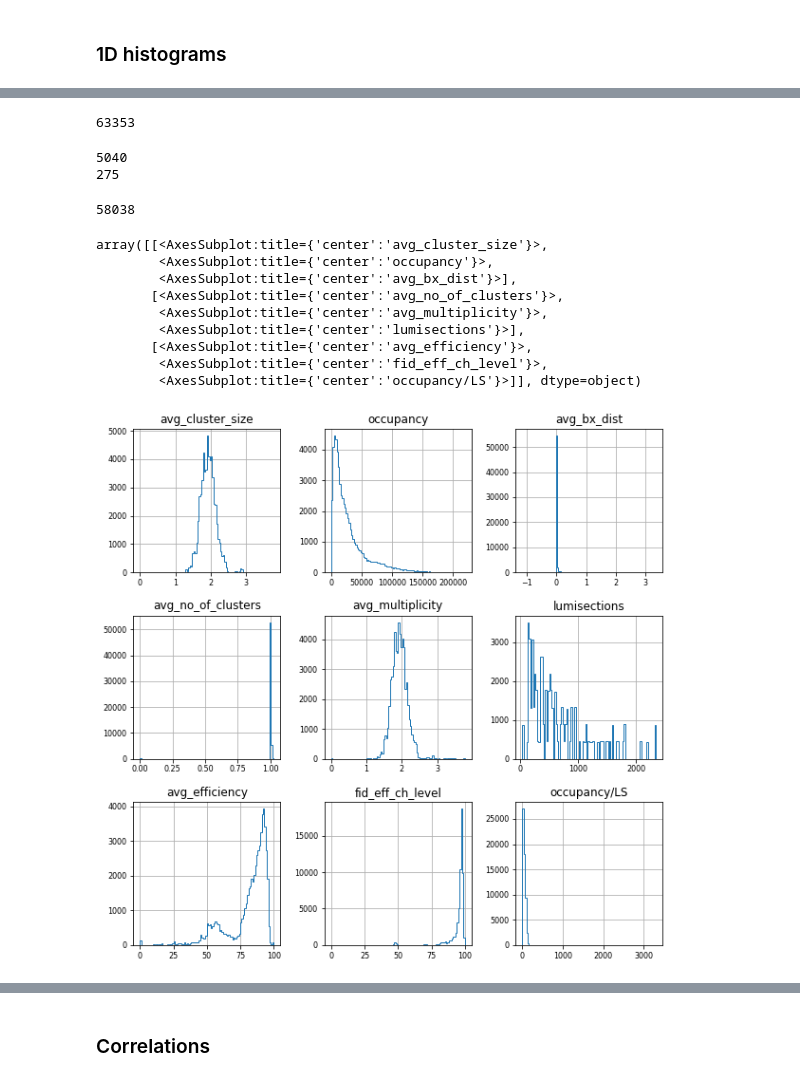
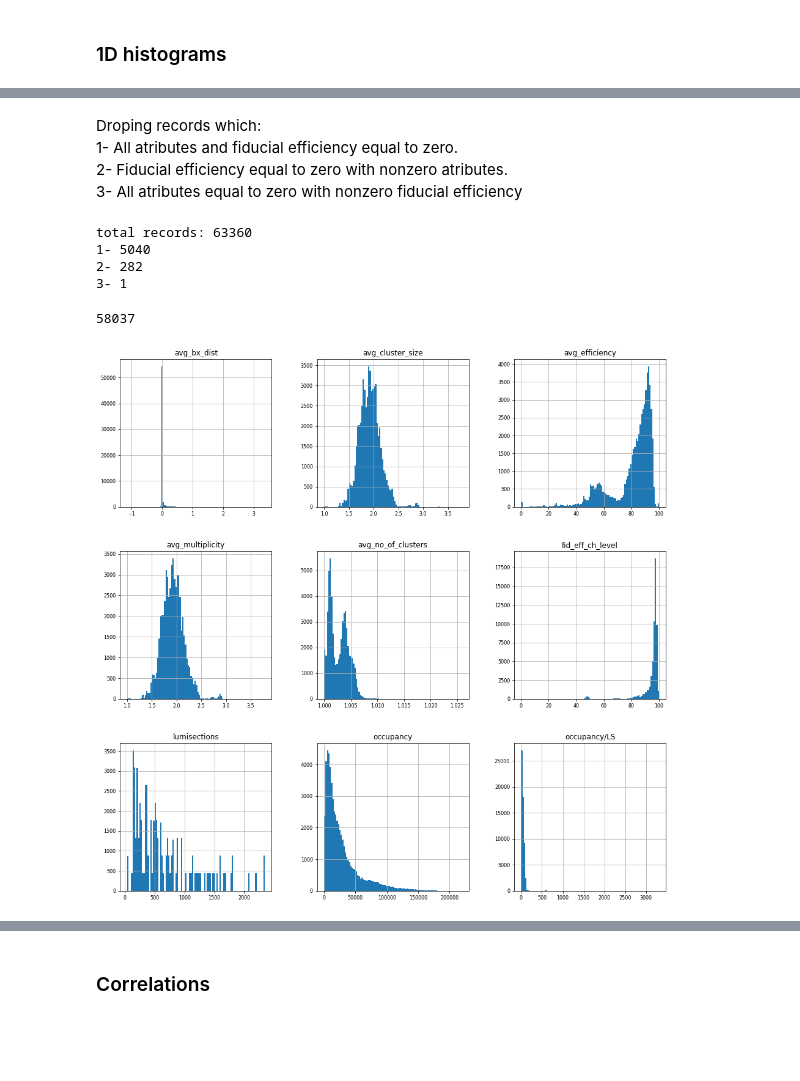
Before and after one commit to mikasmichelevicius/CMS_RPC_efficiency, a Jupyter notebook: EDA_Collisions.ipynb, the cells around one changed output, grey strips where cells are left out. Drawn from its saved outputs; the diff is of its cells as text; code cells hidden in the pictures; blank space fills up the shorter version.

```diff
--- a/EDA_Collisions.ipynb
+++ b/EDA_Collisions.ipynb
@@ -66,38 +47,30 @@ df[df['avg_multiplicity'] >= 4]
+# %% [markdown]
+Droping records which: <br>
+1- All atributes and fiducial efficiency equal to zero. <br>
+2- Fiducial efficiency equal to zero with nonzero atributes. <br>
+3- All atributes equal to zero with nonzero fiducial efficiency <br>
+# %%
+print('total records:',df.shape[0])
+print('1-', df[ (df['occupancy'] == 0) & (df['fid_eff_ch_level'] == 0)].shape[0])
+print('2-', df[ (df['occupancy'] != 0) & (df['fid_eff_ch_level'] == 0)].shape[0])
+print('3-', df[ (df['occupancy'] == 0) & (df['fid_eff_ch_level'] != 0)].shape[0])
+# %% [output]
+total records: 63360
+1- 5040
+2- 282
+3- 1
 # %%
-#droping the row with avg_multiplicity 41 (outlier)
-i = df[df['avg_multiplicity'] >= 4].index
+i = df[df['fid_eff_ch_level'] == 0].index
+df = df.drop(i)
+i = df[(df['occupancy'] == 0) & (df['fid_eff_ch_level'] != 0)].index
 df = df.drop(i)
 df.shape[0]
 # %% [output]
-63353
+58037
-# %%
-print(df[ (df['occupancy'] == 0) & (df['fid_eff_ch_level'] == 0)].shape[0])
-print(df[ (df['occupancy'] != 0) & (df['fid_eff_ch_level'] == 0)].shape[0])
-# %% [output]
-5040
-275
-# %%
-# droping the rows with fid eff = 0
-i = df[df['fid_eff_ch_level'] == 0].index
-df = df.drop(i)
-df.shape[0]
-# %% [output]
-58038
 # %%
-# from the lumisction histogram it can be concluded that number
-# of zero fid-eff chambers are almost the same for each run.
 df_hist = df
 df_hist = df_hist.drop(['run', 'chamber', 'wheel', 'sector', 'station', 'type'], axis=1)
-df_hist.hist(figsize=(10, 10), bins=100, xlabelsize=8, ylabelsize=8, histtype = 'step')
-# plt.savefig('/Users/erfan/Desktop/hist_all.pdf')
+df_hist.hist(figsize=(16, 16), bins=100, xlabelsize=8, ylabelsize=8)
+plt.show()
 # %% [output]
-array([[<AxesSubplot:title={'center':'avg_cluster_size'}>,
-        <AxesSubplot:title={'center':'occupancy'}>,
-        <AxesSubplot:title={'center':'avg_bx_dist'}>],
-       [<AxesSubplot:title={'center':'avg_no_of_clusters'}>,
-        <AxesSubplot:title={'center':'avg_multiplicity'}>,
-        <AxesSubplot:title={'center':'lumisections'}>],
-       [<AxesSubplot:title={'center':'avg_efficiency'}>,
-        <AxesSubplot:title={'center':'fid_eff_ch_level'}>,
-        <AxesSubplot:title={'center':'occupancy/LS'}>]], dtype=object)
-[figure, old version]
+[figure, new version]
```
Also changed, not shown: parts of 26 cells of this notebook, 1 other file.
